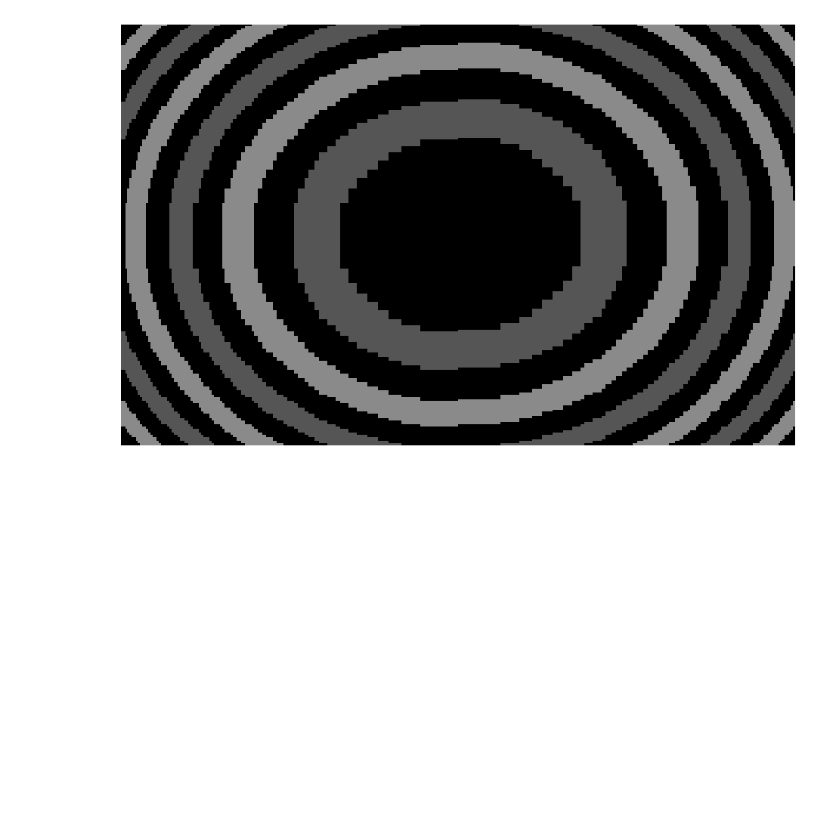
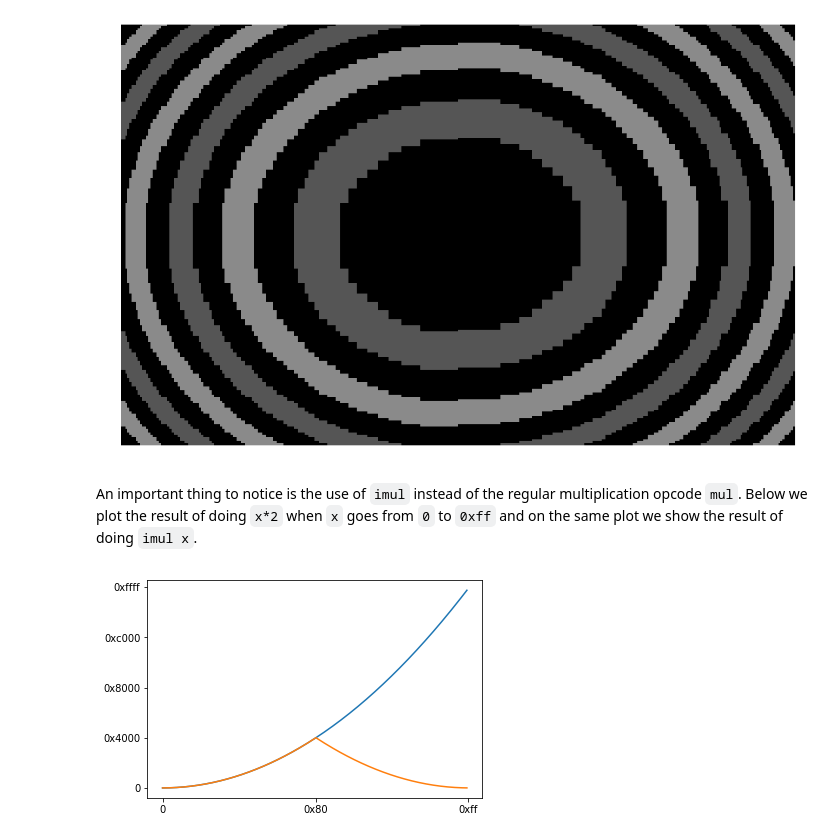
Before and after one commit to cesarmiquel/memories-256b-msdos-intro, a Jupyter notebook: notebook/memories-notebook.ipynb, the cells around one changed output. Saved outputs shown, nothing was run; the diff lists cells and outputs as text; code cells hidden in the pictures; blank space fills up the shorter version.

```diff
--- a/notebook/memories-notebook.ipynb
+++ b/notebook/memories-notebook.ipynb
@@ -341,3 +341,16 @@ plt.axis("off")
 plt.show()
 # %% [output]
 [figure]
+# %% [markdown]
+An important thing to notice is the use of `imul` instead of the regular multiplication opcode `mul`. Below we plot the result of doing `x*2` when `x` goes from `0` to `0xff` and on the same plot we show the result of doing `imul x`.
+# %%
+result = []
+for a in range(0, 0xff):
+    result.append([a*a, imul8(a,a)])
+
+plt.plot(result)
+plt.xticks([0,128,255],['0', '0x80', '0xff'])
+plt.yticks([0,0x4000, 0x8000, 0xc000, 0xffff],['0', '0x4000', '0x8000', '0xc000', '0xffff'])
+plt.show()
+# %% [output]
+[figure, added]
```
Also changed, not shown: 2 other files.
